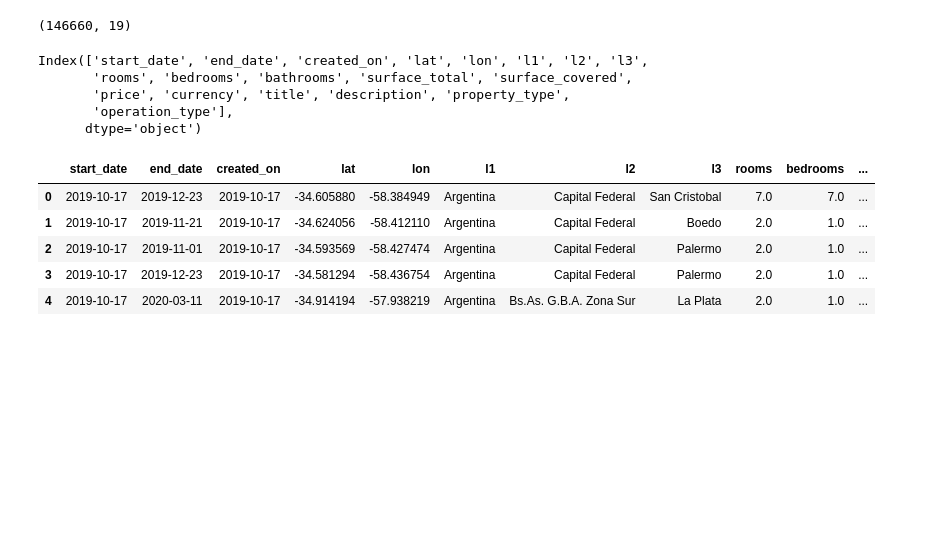
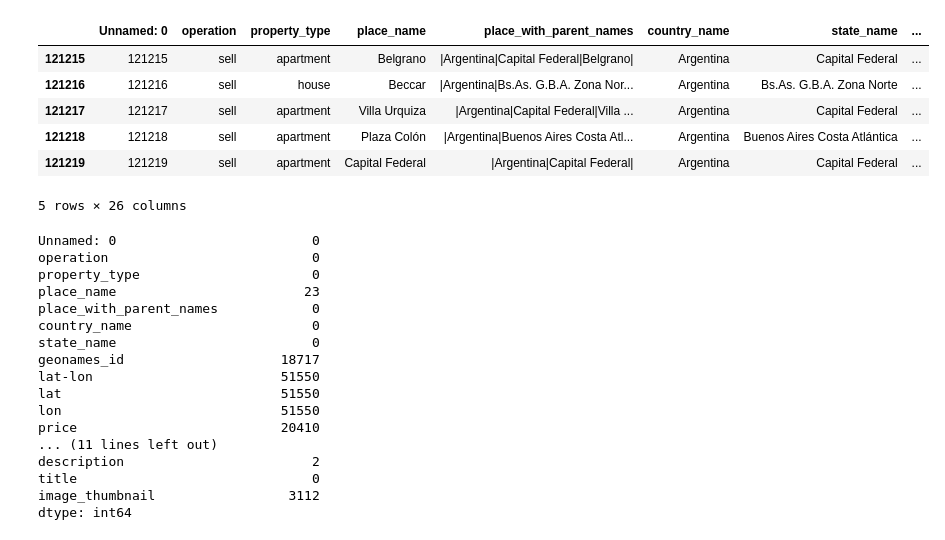
Before and after one commit to JuanV-Git/DHouseTpsGit, a Jupyter notebook: Tp1.ipynb, the cells around one changed output. Cells and saved outputs as stored; diff of their text form; code cells hidden in the pictures; blank space fills up the shorter version.

```diff
--- a/Tp1.ipynb
+++ b/Tp1.ipynb
@@ -5,0 +93,3 @@ data = pd.read_csv(data_location)
+# %%
+data_location_Daniel = "../TP1/properatti.csv"
+data = pd.read_csv((data_location_Daniel),parse_dates = True)
@@ -6,21 +128,30 @@ data = pd.read_csv(data_location)
 # %%
-data.shape
+data.tail(5)
 # %% [output]
+|  | Unnamed: 0 | operation | property_type | place_name | place_with_parent_names | country_name | state_name | ... |
+| 121215 | 121215 | sell | apartment | Belgrano | |Argentina|Capital Federal|Belgrano| | Argentina | Capital Federal | ... |
+| 121216 | 121216 | sell | house | Beccar | |Argentina|Bs.As. G.B.A. Zona Nor... | Argentina | Bs.As. G.B.A. Zona Norte | ... |
+| 121217 | 121217 | sell | apartment | Villa Urquiza | |Argentina|Capital Federal|Villa ... | Argentina | Capital Federal | ... |
+| 121218 | 121218 | sell | apartment | Plaza Colón | |Argentina|Buenos Aires Costa Atl... | Argentina | Buenos Aires Costa Atlántica | ... |
+| 121219 | 121219 | sell | apartment | Capital Federal | |Argentina|Capital Federal| | Argentina | Capital Federal | ... |
-(146660, 19)
+5 rows × 26 columns
-# %%
-data.columns
-# %% [output]
-Index(['start_date', 'end_date', 'created_on', 'lat', 'lon', 'l1', 'l2', 'l3',
-       'rooms', 'bedrooms', 'bathrooms', 'surface_total', 'surface_covered',
-       'price', 'currency', 'title', 'description', 'property_type',
-       'operation_type'],
-      dtype='object')
-# %%
-data.head()
-# %% [output]
-|  | start_date | end_date | created_on | lat | lon | l1 | l2 | l3 | rooms | bedrooms | ... |
-| 0 | 2019-10-17 | 2019-12-23 | 2019-10-17 | -34.605880 | -58.384949 | Argentina | Capital Federal | San Cristobal | 7.0 | 7.0 | ... |
-| 1 | 2019-10-17 | 2019-11-21 | 2019-10-17 | -34.624056 | -58.412110 | Argentina | Capital Federal | Boedo | 2.0 | 1.0 | ... |
-| 2 | 2019-10-17 | 2019-11-01 | 2019-10-17 | -34.593569 | -58.427474 | Argentina | Capital Federal | Palermo | 2.0 | 1.0 | ... |
-| 3 | 2019-10-17 | 2019-12-23 | 2019-10-17 | -34.581294 | -58.436754 | Argentina | Capital Federal | Palermo | 2.0 | 1.0 | ... |
-| 4 | 2019-10-17 | 2020-03-11 | 2019-10-17 | -34.914194 | -57.938219 | Argentina | Bs.As. G.B.A. Zona Sur | La Plata | 2.0 | 1.0 | ... |
+# %%
+data.isnull().sum()
+# %% [output]
+Unnamed: 0                         0
+operation                          0
+property_type                      0
+place_name                        23
+place_with_parent_names            0
+country_name                       0
+state_name                         0
+geonames_id                    18717
+lat-lon                        51550
+lat                            51550
+lon                            51550
+price                          20410
+... (11 lines left out)
+description                        2
+title                              0
+image_thumbnail                 3112
+dtype: int64
```
Also changed, not shown: parts of 19 cells of this notebook, 2 other files.
